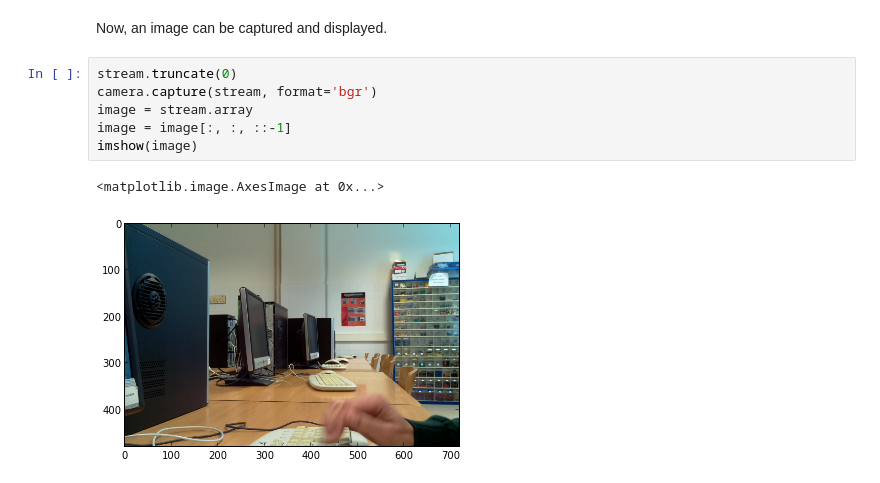
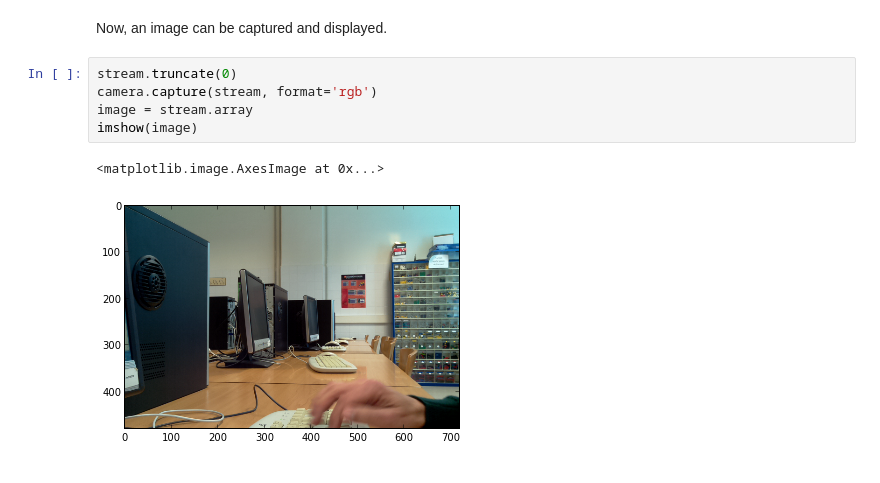
Before and after one commit to ecervera/PiRobot, a Jupyter notebook: 09_Test_Camera.ipynb, the cells around one changed output. Drawn from its saved outputs; the diff is of its cells as text.

Commit message:
rgb format capture

```diff
--- a/09_Test_Camera.ipynb
+++ b/09_Test_Camera.ipynb
@@ -17,10 +17,9 @@ stream = picamera.array.PiRGBArray(camera)
 Now, an image can be captured and displayed.
 # %%
 stream.truncate(0)
-camera.capture(stream, format='bgr')
+camera.capture(stream, format='rgb')
 image = stream.array
-image = image[:, :, ::-1]
 imshow(image)
 # %% [output]
 <matplotlib.image.AxesImage at 0x...>
-[figure, old version]
+[figure, new version]
```
